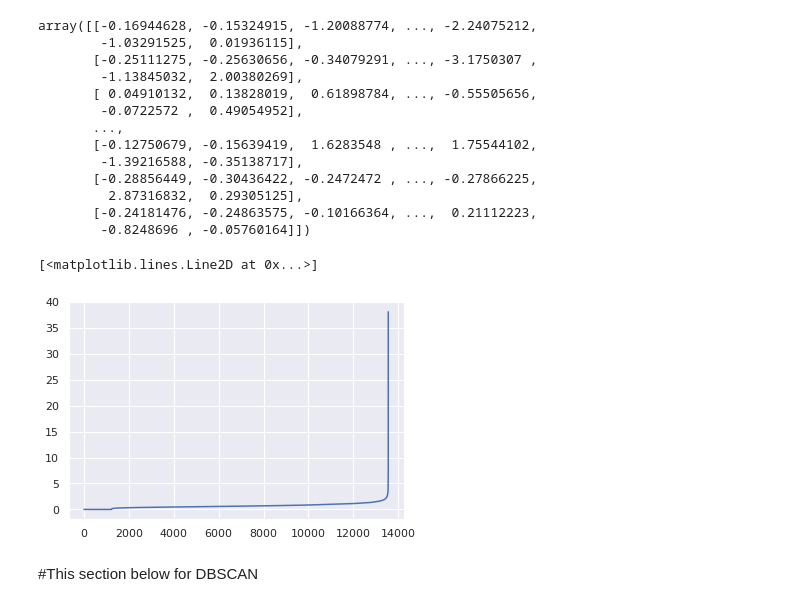
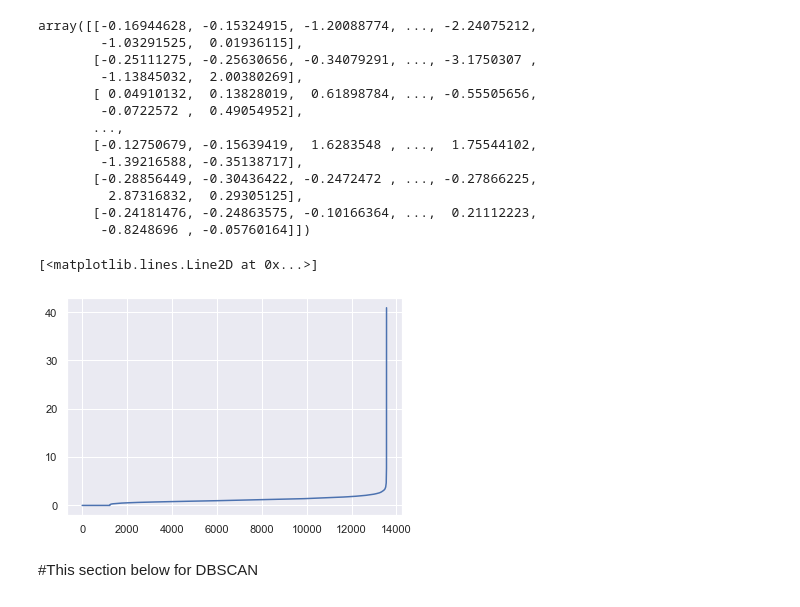
Before and after one commit to mads-capstone-fall-2022/MADS_CAPSTONE_LEARNING_OPPORTUNITY, a Jupyter notebook: COI DBSCAN clustering.ipynb, the cells around one changed output. Drawn from its saved outputs; the diff is of its cells as text; code cells hidden in the pictures.

```diff
--- a/COI DBSCAN clustering.ipynb
+++ b/COI DBSCAN clustering.ipynb
@@ -81,9 +75,18 @@ pca_with_coi_district_grouped_data_df.columns.values[-11:] = ['Component 1','Com
 # %%
-#heuristics to get the value of epsilon
+#heuristics to get the value of epsilon to input into DBScan
 import numpy as np
 #from sklearn.datasets.samples_generator import make_blobs
 from sklearn.neighbors import NearestNeighbors
 from sklearn.cluster import DBSCAN
 from matplotlib import pyplot as plt
 import seaborn as sns
 sns.set()
+neigh = NearestNeighbors(n_neighbors=2)
+nbrs = neigh.fit(coi_district_grouped_data_tranformed_2015_array)
+distances, indices = nbrs.kneighbors(coi_district_grouped_data_tranformed_2015_array)
+distances = np.sort(distances, axis=0)
+distances = distances[:,1]
+plt.plot(distances)
+# %% [output]
+[<matplotlib.lines.Line2D at 0x...>]
+[figure, added]
@@ -94,10 +93,3 @@ distances, indices = nbrs.kneighbors(coi_district_grouped_data_tranformed_2010_a
-# %%
-distances = np.sort(distances, axis=0)
-distances = distances[:,1]
-plt.plot(distances)
-# %% [output]
-[<matplotlib.lines.Line2D at 0x...>]
-[figure, removed]
 # %% [markdown]
 #This section below for DBSCAN
 # %%
```
Also changed, not shown: parts of 12 cells of this notebook, 1 other file.
